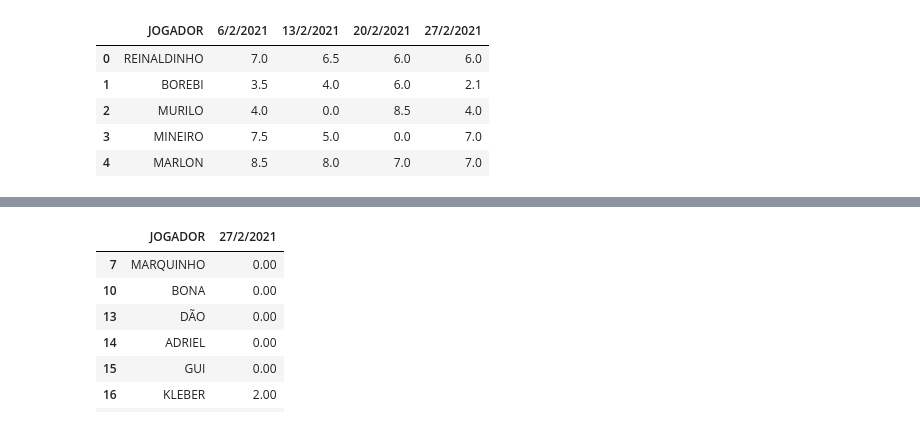
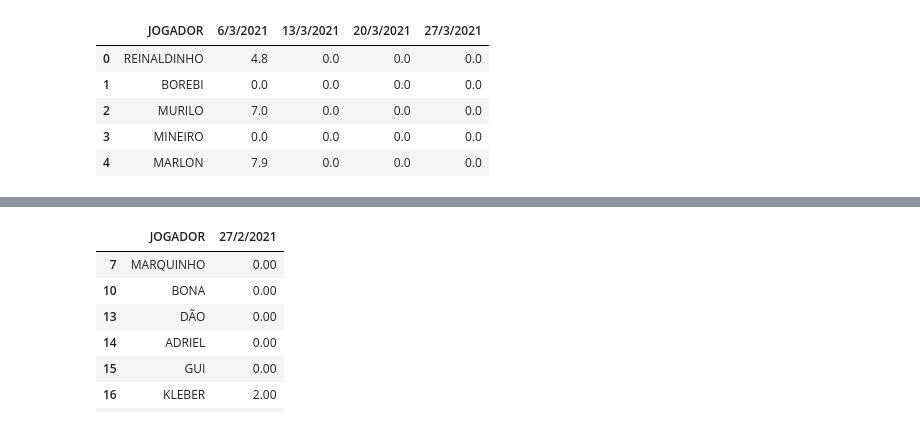
Before and after one commit to claytontey/gigantesresenha, a Jupyter notebook: gigantes.ipynb, the cells around one changed output, grey strips where cells are left out. Saved outputs shown, nothing was run; the diff lists cells and outputs as text; code cells hidden in the pictures.

```diff
--- a/gigantes.ipynb
+++ b/gigantes.ipynb
@@ -8,15 +8,15 @@ import datetime as dt
 plt.style.use('ggplot')
 %matplotlib inline
 # %%
-df = pd.read_csv('fevereiro.csv')
+df = pd.read_csv('marco.csv')
 df.head(5)
 # %% [output]
-|  | JOGADOR | 6/2/2021 | 13/2/2021 | 20/2/2021 | 27/2/2021 |
-| 0 | REINALDINHO | 7.0 | 6.5 | 6.0 | 6.0 |
-| 1 | BOREBI | 3.5 | 4.0 | 6.0 | 2.1 |
-| 2 | MURILO | 4.0 | 0.0 | 8.5 | 4.0 |
-| 3 | MINEIRO | 7.5 | 5.0 | 0.0 | 7.0 |
-| 4 | MARLON | 8.5 | 8.0 | 7.0 | 7.0 |
+|  | JOGADOR | 6/3/2021 | 13/3/2021 | 20/3/2021 | 27/3/2021 |
+| 0 | REINALDINHO | 4.8 | 0.0 | 0.0 | 0.0 |
+| 1 | BOREBI | 0.0 | 0.0 | 0.0 | 0.0 |
+| 2 | MURILO | 7.0 | 0.0 | 0.0 | 0.0 |
+| 3 | MINEIRO | 0.0 | 0.0 | 0.0 | 0.0 |
+| 4 | MARLON | 7.9 | 0.0 | 0.0 | 0.0 |
 # %%
 df['Freq'] = df.iloc[:,1:5].apply(lambda x: x!=0, axis=1).sum(axis=1)
 # %%
```
Also changed, not shown: parts of 5 cells of this notebook.
